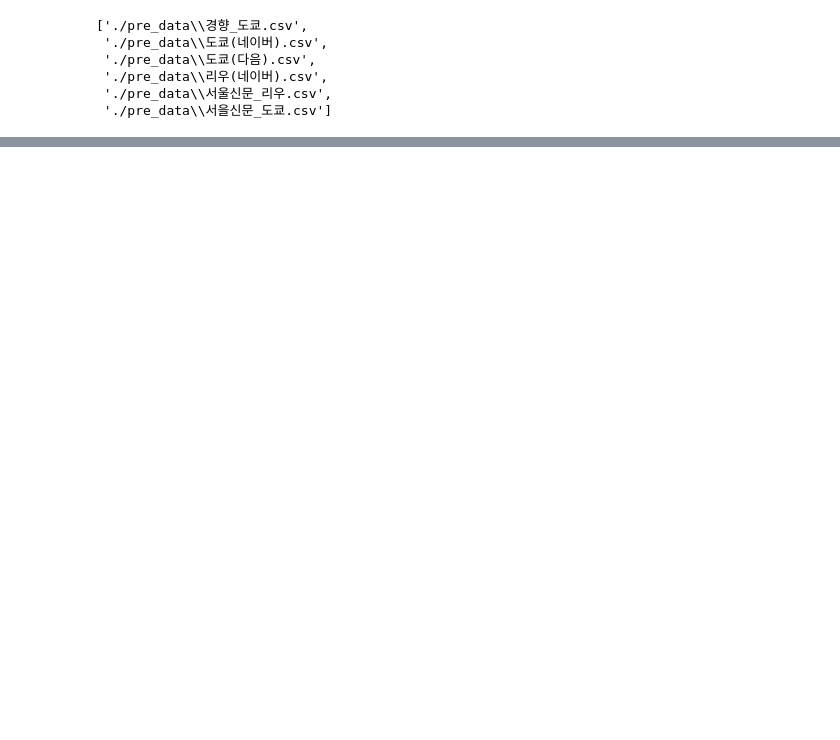
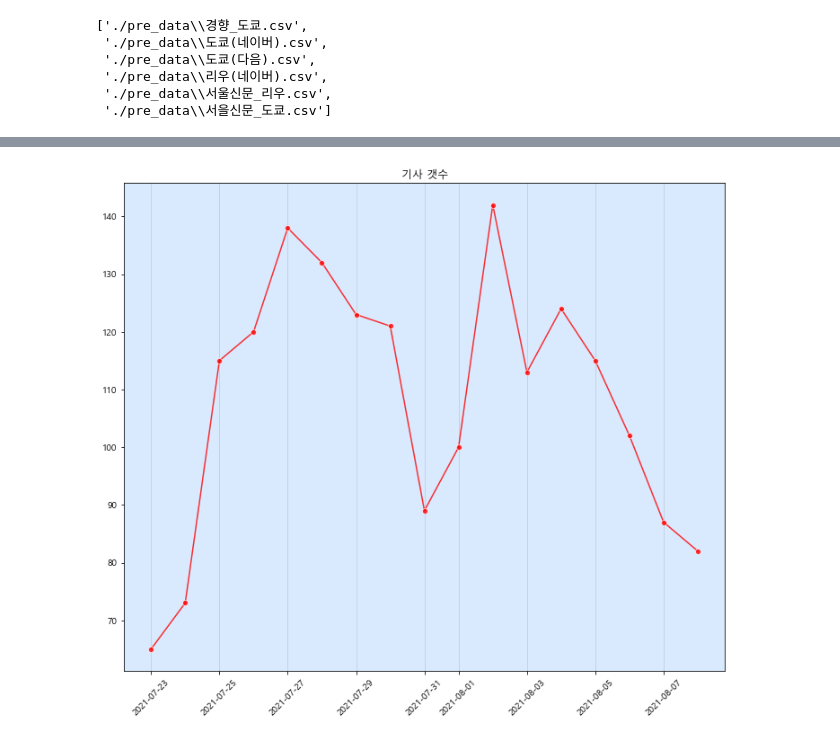
Before and after one commit to HeeSeoung/BigDataTeamProject, a Jupyter notebook: jinwoo/test.ipynb, the cells around one changed output, grey strips where cells are left out. Saved outputs shown, nothing was run; the diff lists cells and outputs as text; code cells hidden in the pictures; blank space fills up the shorter version.

```diff
--- a/jinwoo/test.ipynb
+++ b/jinwoo/test.ipynb
@@ -77,0 +43,4 @@ sns.lineplot(x=dates_sr.index, y=dates_sr.values)
+# %%
+vi.date_line_plot(data, 'tokyo')
+# %% [output]
+[figure, added]
```
Also changed, not shown: parts of 7 cells of this notebook, 1 other file.
